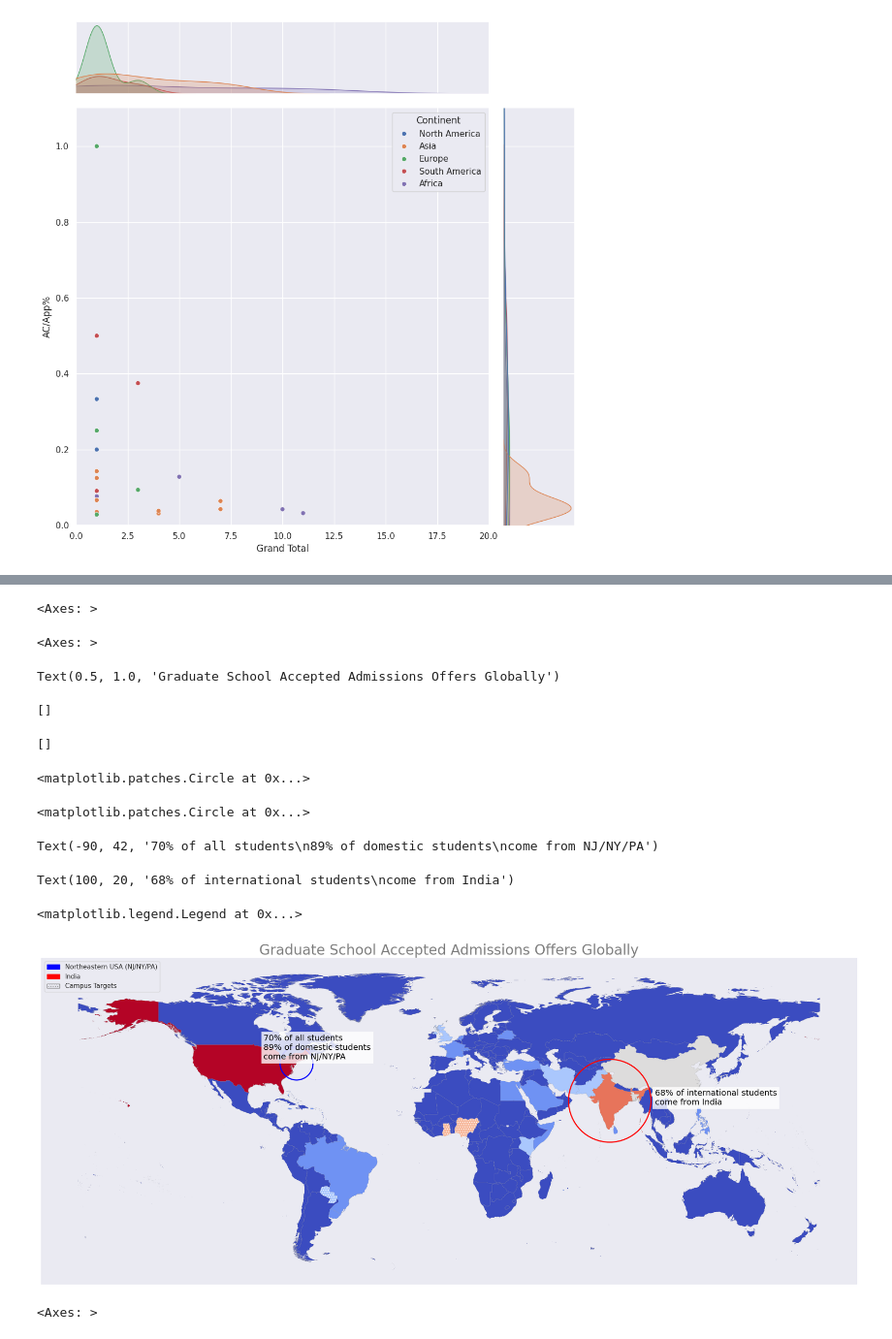
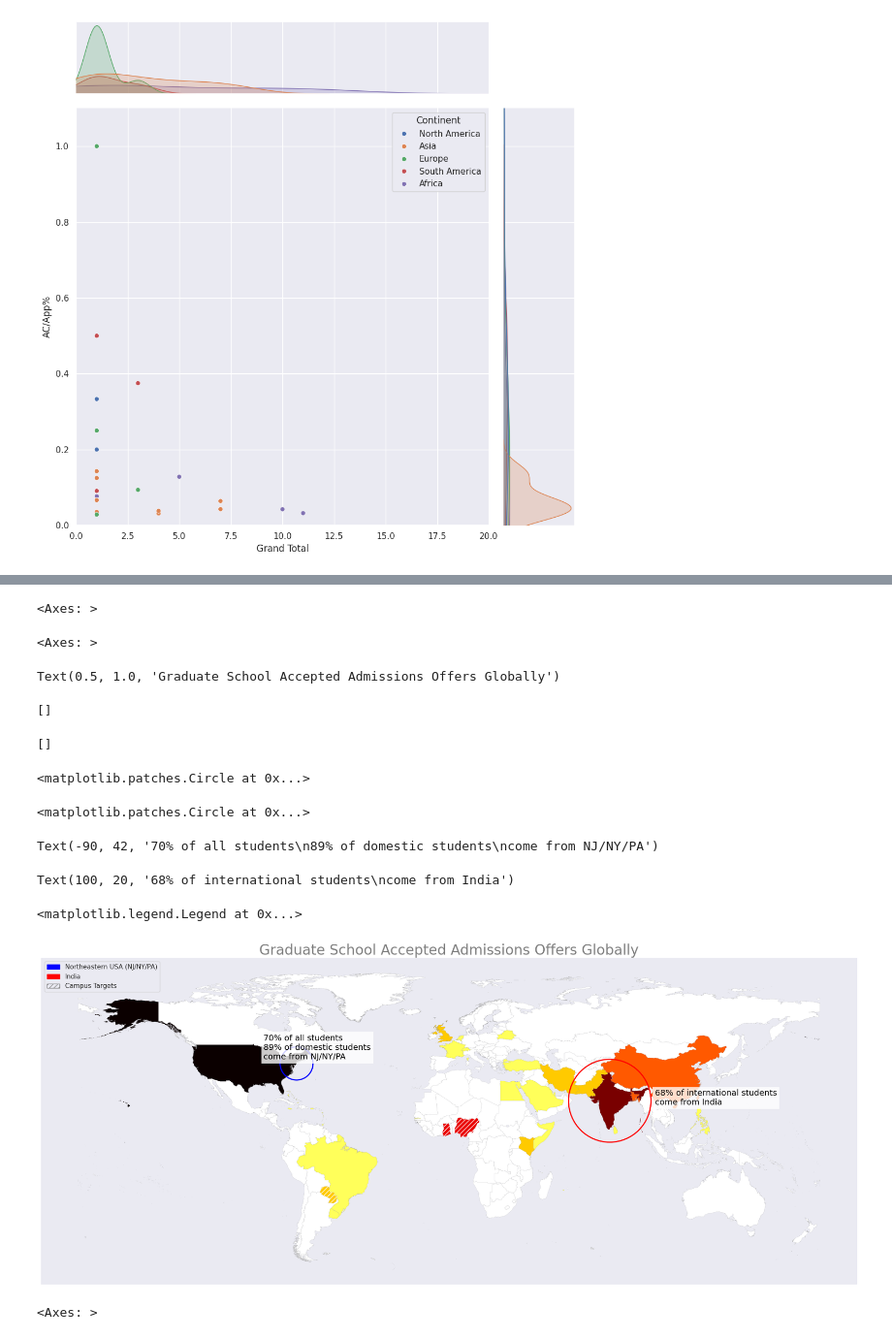
Before and after one commit to ewattudo/gis, a Jupyter notebook: PS3.ipynb, the cells around one changed output, grey strips where cells are left out. Shown at 97% size. Drawn from its saved outputs; the diff is of its cells as text; code cells hidden in the pictures.

```diff
--- a/PS3.ipynb
+++ b/PS3.ipynb
@@ -357,12 +397,12 @@ WORLDACTARGET=WORLDACMAP.query(("Country=='Nigeria' | Country=='Ghana'| Country=
 fig, ax = plt.subplots(1, figsize=(25, 50))
 
 # Plot WORLDACMAP with the 'Grand Total' column
-WORLDACMAP.plot(ax=ax, column='Grand Total', legend=True, cmap='coolwarm',
+WORLDACMAP.plot(ax=ax, column='Grand Total', legend=True, cmap='hot_r',
                 scheme='natural_breaks', k=7, edgecolor='grey', linewidth=.1,
                 legend_kwds={"fmt": "{:,.0f}", 'loc': 'lower right', 'markerscale': 1.4})
 
 # Overlay WORLDACTARGET with hatching
-WORLDACTARGET.plot(ax=ax, edgecolor='white', linewidth=0.2, facecolor="none", alpha=1, hatch='...')
+WORLDACTARGET.plot(ax=ax, edgecolor='white', linewidth=0.2, facecolor="none", alpha=1, hatch='///')
 
 # Adjust title size and color
 ax.set_title("Graduate School Accepted Admissions Offers Globally", fontsize=24, color='Grey', fontweight='light')
@@ -388,35 +428,35 @@ ax.add_patch(circle1)
 ax.add_patch(circle2)
 
 # Add custom annotations with text near each circle with a semi-transparent white background
 ax.text(-90, 42, "70% of all students\n89% of domestic students\ncome from NJ/NY/PA",
         fontsize=14, color='black', ha='left',
         bbox=dict(facecolor='white', alpha=0.8, edgecolor='none'))
 
 ax.text(100, 20, "68% of international students\ncome from India",
         fontsize=14, color='black', ha='left',
         bbox=dict(facecolor='white', alpha=0.8, edgecolor='none'))
 
 # Create custom patches for the legend
 blue_patch = mpatches.Patch(color='blue', label='Northeastern USA (NJ/NY/PA)')
 red_patch = mpatches.Patch(color='red', label='India')
-hatch_patch = mpatches.Patch(edgecolor='grey', facecolor='none', hatch='...', label='Campus Targets')
+hatch_patch = mpatches.Patch(edgecolor='grey', facecolor='none', hatch='///', label='Campus Targets')
 
 # Add all custom patches to the legend
 plt.legend(handles=[blue_patch, red_patch, hatch_patch], loc='upper left')
 
 plt.show()
 # %% [output]
 <Axes: >
 <Axes: >
 Text(0.5, 1.0, 'Graduate School Accepted Admissions Offers Globally')
 []
 []
 <matplotlib.patches.Circle at 0x...>
 <matplotlib.patches.Circle at 0x...>
 Text(-90, 42, '70% of all students\n89% of domestic students\ncome from NJ/NY/PA')
 Text(100, 20, '68% of international students\ncome from India')
 <matplotlib.legend.Legend at 0x...>
-[figure, old version]
+[figure, new version]
 # %%
 # I played with horizontal and vertical, the horizontal doesn't look as nice as the vertical. I think it's easier to see this way but I am not sure it does as good of a job of conveying te passage of time.
 fig, axs = plt.subplots(3, 1, figsize=(30, 15), sharey=True, tight_layout=True)
```
Also changed, not shown: parts of 5 cells of this notebook.
